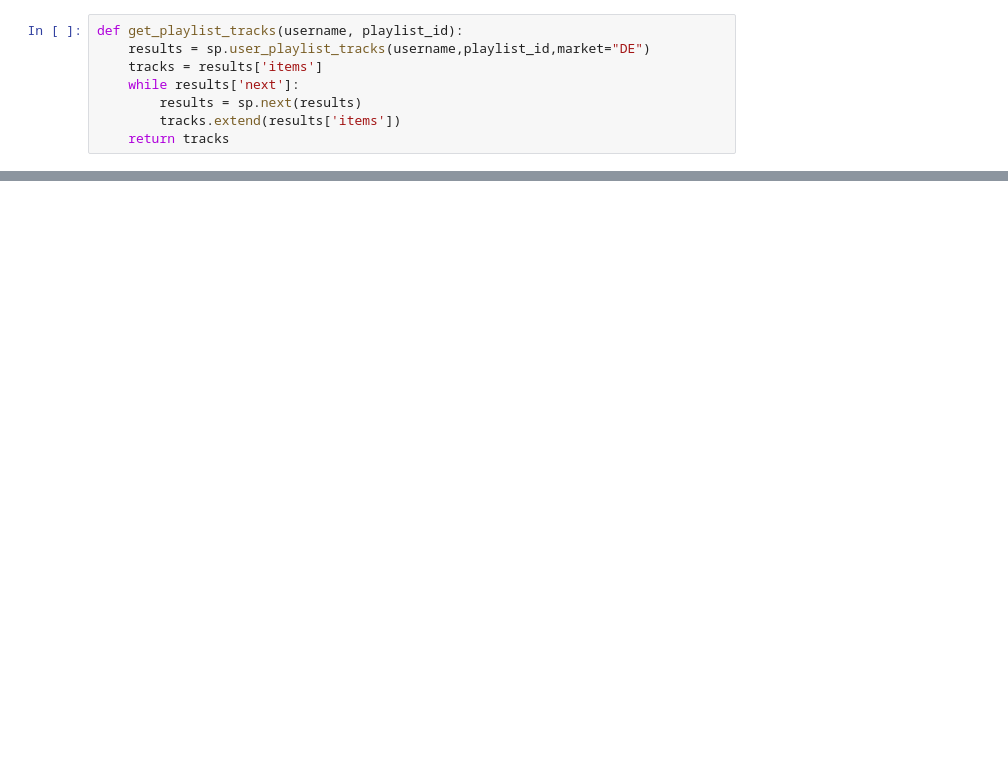
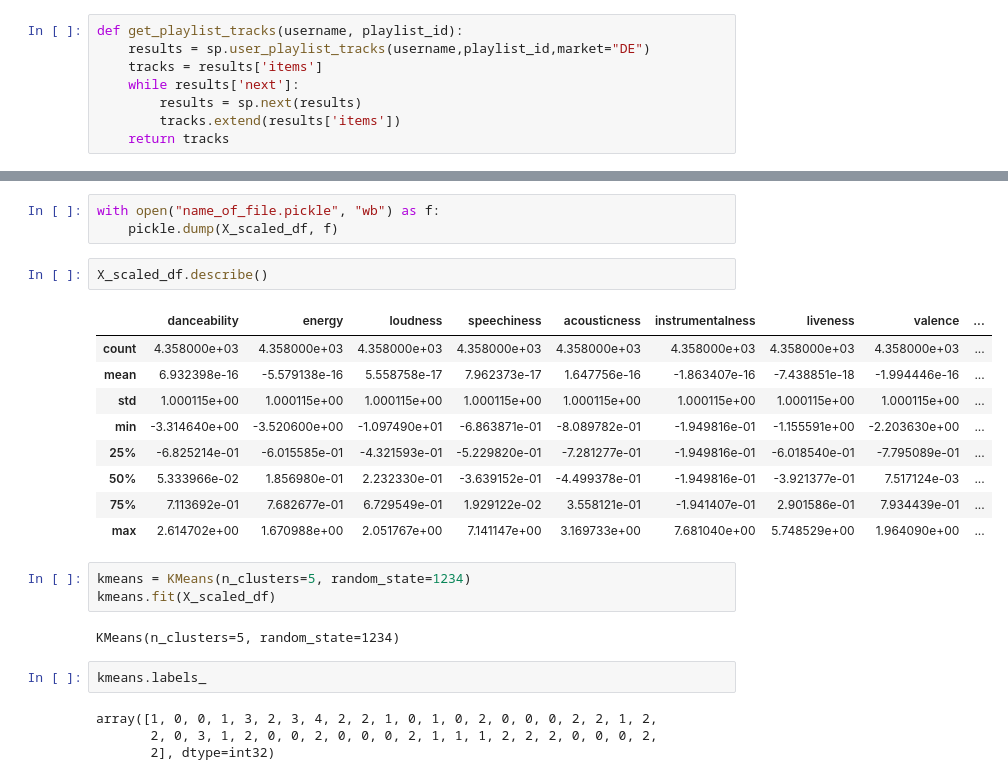
Before and after one commit to adamda2022/IronHackLab-, a Jupyter notebook: Untitled6.ipynb, the cells around one changed output, grey strips where cells are left out. Drawn from its saved outputs; the diff is of its cells as text; blank space fills up the shorter version.

```diff
--- a/Untitled6.ipynb
+++ b/Untitled6.ipynb
@@ -330,0 +186,26 @@ SpotifyException: http status: 404, code:-1 - https://api.spotify.com/v1/search?
+# %%
+with open("name_of_file.pickle", "wb") as f:
+    pickle.dump(X_scaled_df, f)
+# %%
+X_scaled_df.describe()
+# %% [output]
+|  | danceability | energy | loudness | speechiness | acousticness | instrumentalness | liveness | valence | ... |
+| count | 4.358000e+03 | 4.358000e+03 | 4.358000e+03 | 4.358000e+03 | 4.358000e+03 | 4.358000e+03 | 4.358000e+03 | 4.358000e+03 | ... |
+| mean | 6.932398e-16 | -5.579138e-16 | 5.558758e-17 | 7.962373e-17 | 1.647756e-16 | -1.863407e-16 | -7.438851e-18 | -1.994446e-16 | ... |
+| std | 1.000115e+00 | 1.000115e+00 | 1.000115e+00 | 1.000115e+00 | 1.000115e+00 | 1.000115e+00 | 1.000115e+00 | 1.000115e+00 | ... |
+| min | -3.314640e+00 | -3.520600e+00 | -1.097490e+01 | -6.863871e-01 | -8.089782e-01 | -1.949816e-01 | -1.155591e+00 | -2.203630e+00 | ... |
+| 25% | -6.825214e-01 | -6.015585e-01 | -4.321593e-01 | -5.229820e-01 | -7.281277e-01 | -1.949816e-01 | -6.018540e-01 | -7.795089e-01 | ... |
+| 50% | 5.333966e-02 | 1.856980e-01 | 2.232330e-01 | -3.639152e-01 | -4.499378e-01 | -1.949816e-01 | -3.921377e-01 | 7.517124e-03 | ... |
+| 75% | 7.113692e-01 | 7.682677e-01 | 6.729549e-01 | 1.929122e-02 | 3.558121e-01 | -1.941407e-01 | 2.901586e-01 | 7.934439e-01 | ... |
+| max | 2.614702e+00 | 1.670988e+00 | 2.051767e+00 | 7.141147e+00 | 3.169733e+00 | 7.681040e+00 | 5.748529e+00 | 1.964090e+00 | ... |
+# %%
+kmeans = KMeans(n_clusters=5, random_state=1234)
+kmeans.fit(X_scaled_df)
+# %% [output]
+KMeans(n_clusters=5, random_state=1234)
+# %%
+kmeans.labels_
+# %% [output]
+array([1, 0, 0, 1, 3, 2, 3, 4, 2, 2, 1, 0, 1, 0, 2, 0, 0, 0, 2, 2, 1, 2,
+       2, 0, 3, 1, 2, 0, 0, 2, 0, 0, 0, 2, 1, 1, 1, 2, 2, 2, 0, 0, 0, 2,
+       2], dtype=int32)
```
Also changed, not shown: parts of 60 cells of this notebook, 12 other files.
